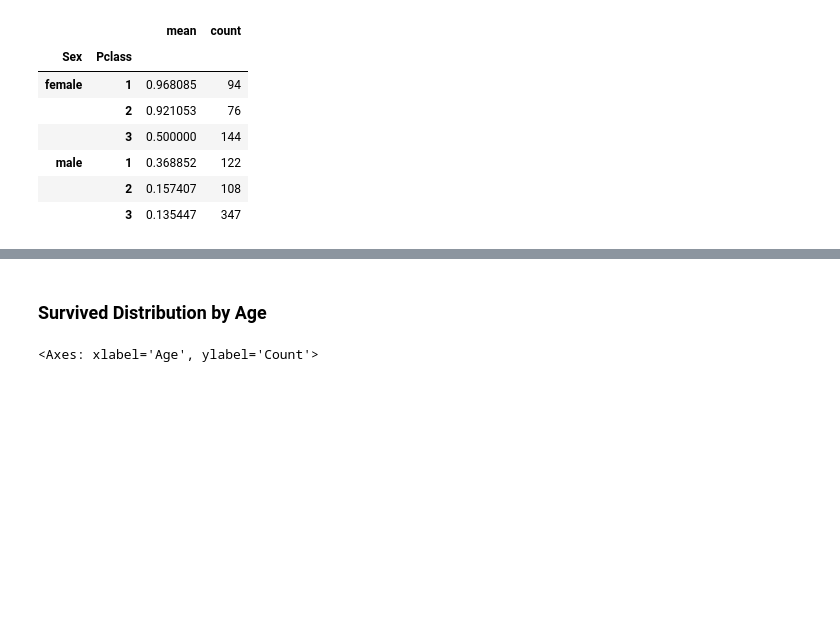
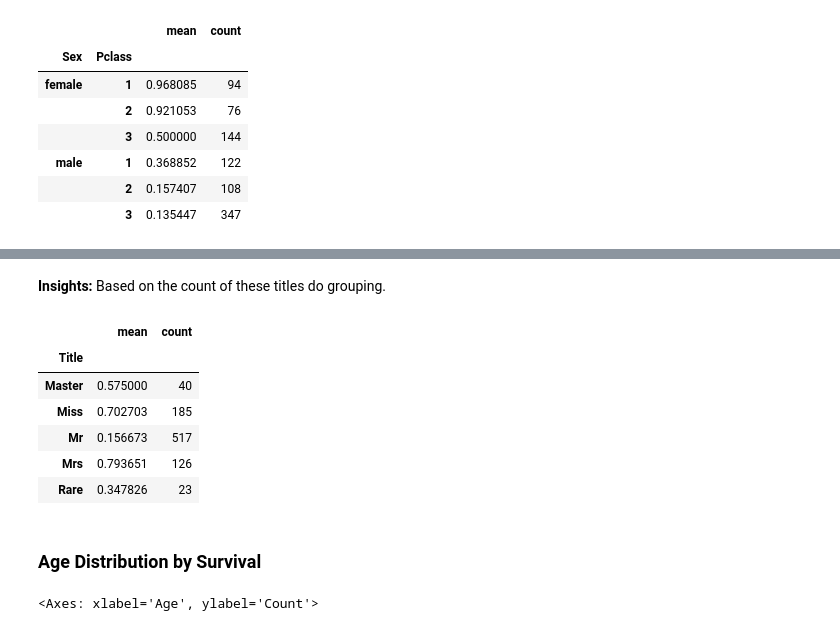
Before and after one commit to IanCode212/Titanic_Survival_Prediction, a Jupyter notebook: titanic.ipynb, the cells around one changed output, grey strips where cells are left out. Drawn from its saved outputs; the diff is of its cells as text; code cells hidden in the pictures; blank space fills up the shorter version.

```diff
--- a/titanic.ipynb
+++ b/titanic.ipynb
@@ -81,5 +104,21 @@ train.groupby(['Sex', 'Pclass'])['Survived'].agg(['mean', 'count'])
+# %% [markdown]
+**Insights:** Based on the count of these titles do grouping.
+# %%
+for df in [train, test]:
+    df['Title'] = df['Title'].replace({'Mlle': 'Miss', 'Ms': 'Miss', 'Mme': 'Mrs'})
+    df['Title'] = df['Title'].where(df['Title'].isin(['Mr', 'Mrs', 'Miss', 'Master']), 'Rare')
+
+train.groupby('Title')['Survived'].agg(['mean', 'count'])
+# %% [output]
+|  | mean | count |
+| Title |  |  |
+| Master | 0.575000 | 40 |
+| Miss | 0.702703 | 185 |
+| Mr | 0.156673 | 517 |
+| Mrs | 0.793651 | 126 |
+| Rare | 0.347826 | 23 |
 # %% [markdown]
-### Survived Distribution by Age
+### Age Distribution by Survival
 # %%
 sns.histplot(data=train, x='Age', hue='Survived', bins = 40, multiple='stack')
 # %% [output]
```
Also changed, not shown: parts of 42 cells of this notebook, 5 other files.
